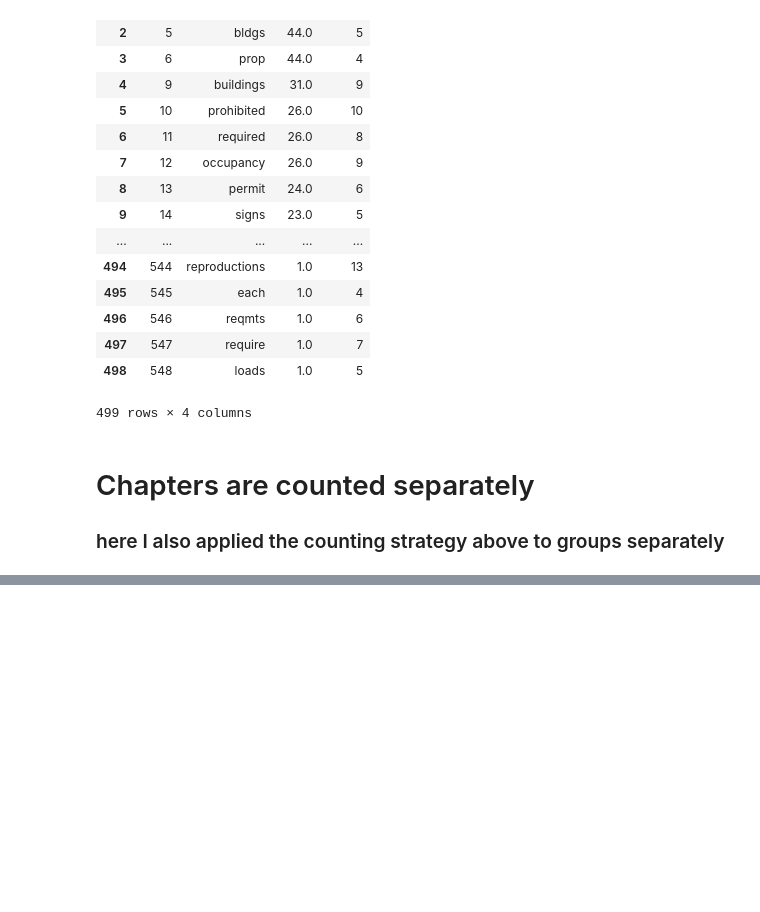
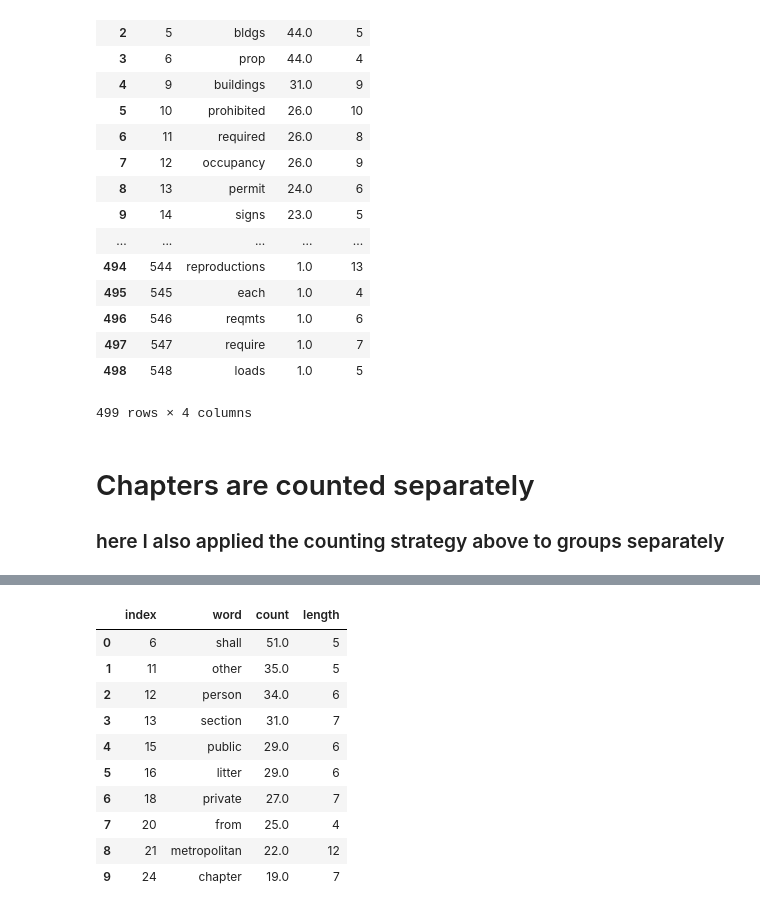
Before and after one commit to shrutijalewar/data-question-2-xtreme-united, a Jupyter notebook: Violation_codes.ipynb, the cells around one changed output, grey strips where cells are left out. Cells and saved outputs as stored; diff of their text form; code cells hidden in the pictures; blank space fills up the shorter version.

```diff
--- a/Violation_codes.ipynb
+++ b/Violation_codes.ipynb
@@ -268,0 +245,29 @@ dtype: int64
+# %%
+text_10 = viol10_df['VIOLATION_TEXT'].astype(str)
+text_10 = text_10.str.lower()
+
+nash_vi_count_10 = text_10.apply(lambda x: pd.value_counts(x.split(" "))).sum(axis = 0)
+
+## Sorting word counts in descending order
+
+nash_vi_count_10 = nash_vi_count_10.sort_values(ascending = False)
+nash_vi_count_10 = nash_vi_count_10.reset_index()
+nash_vi_count_10.columns = ['word','count']
+
+## Counting the word length to eliminate common words or symbols
+nash_vi_count_10['length'] = nash_vi_count_10.word.str.len()
+nash_bool_10 = nash_vi_count_10['length'] > 3
+nash_count_10 = nash_vi_count_10[nash_bool_10 == True]
+nash_count_10.reset_index().head(10)
+# %% [output]
+|  | index | word | count | length |
+| 0 | 6 | shall | 51.0 | 5 |
+| 1 | 11 | other | 35.0 | 5 |
+| 2 | 12 | person | 34.0 | 6 |
+| 3 | 13 | section | 31.0 | 7 |
+| 4 | 15 | public | 29.0 | 6 |
+| 5 | 16 | litter | 29.0 | 6 |
+| 6 | 18 | private | 27.0 | 7 |
+| 7 | 20 | from | 25.0 | 4 |
+| 8 | 21 | metropolitan | 22.0 | 12 |
+| 9 | 24 | chapter | 19.0 | 7 |
```
Also changed, not shown: parts of 38 cells of this notebook, 1 other file.
